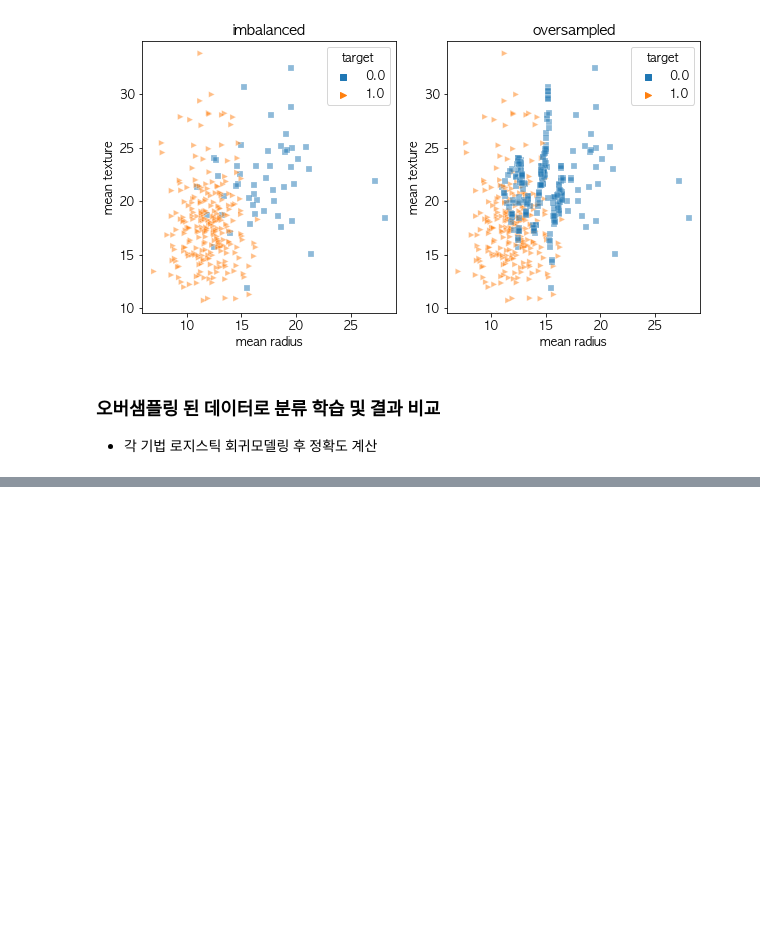
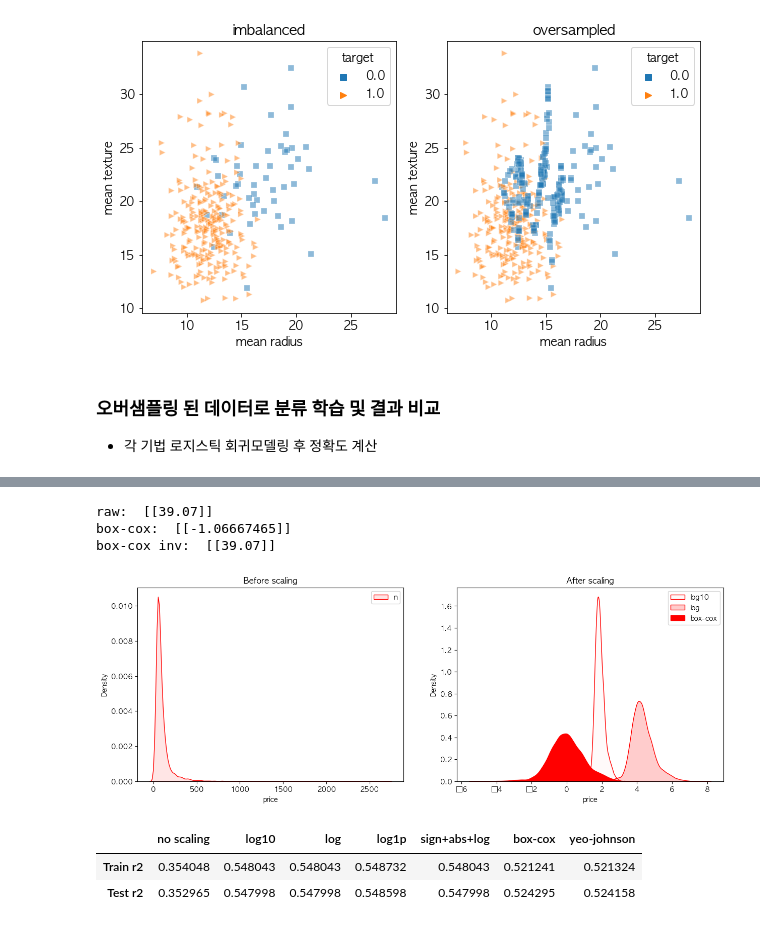
Before and after one commit to klee30810/ADP-study, a Jupyter notebook: stats/codebook/Chap 02. Preprocessing.ipynb, the cells around one changed output, grey strips where cells are left out. Drawn from its saved outputs; the diff is of its cells as text; code cells hidden in the pictures; blank space fills up the shorter version.

```diff
--- a/stats/codebook/Chap 02. Preprocessing.ipynb
+++ b/stats/codebook/Chap 02. Preprocessing.ipynb
@@ -9,6 +9,8 @@ warnings.filterwarnings('ignore')
 
 from scipy import stats
 import missingno as msno
+
+plt.rcParams['font.family'] = 'AppleGothic'
 # %% [markdown]
 # 2. 전처리
 ## 2-1. 결측치 처리
@@ -861,0 +864,5 @@ plt.show()
+# %%
+realestate = pd.read_csv('https://raw.githubusercontent.com/algoboni/pythoncodebook1-1/main/2-4_BHP.csv').dropna().reset_index(drop=True) # 결측치 삭제 후, 인덱스 리셋
+X = realestate[['bath', 'balcony']] # 수치형 변수 두개만 사용
+y = realestate[['price']]
+realestate.head(3)
@@ -861,0 +907,57 @@ plt.show()
+# %%
+from sklearn.preprocessing import PowerTransformer
+
+PTB = PowerTransformer(method='box-cox')
+PTY = PowerTransformer(method='yeo-johnson')
+y_ptb = pd.DataFrame(PTB.fit_transform(np.reshape([y], (-1,1))))
+y_pty = pd.DataFrame(PTY.fit_transform(np.reshape([y], (-1,1))))
+y_ptb_inv = pd.DataFrame(PTB.inverse_transform(y_ptb))
+
+print("raw: ", y.head(1).values)
+print("box-cox: ", y_ptb.head(1).values)
+print("box-cox inv: ", y_ptb_inv.head(1).values)
+# %% [output]
+raw:  [[39.07]]
+box-cox:  [[-1.06667465]]
+box-cox inv:  [[39.07]]
+# %%
+noscaling, log10, log, boxcox = y, np.log10(y), np.log(y), y_ptb
+boxcox = boxcox.rename(columns={0:'price'})
+data = [noscaling, log10, log, boxcox]
+data_title=['no scaling', 'log10', 'log', 'box-cox']
+alphas = [0.1, 0.02, 0.2, 1]
+fig, ax = plt.subplots(1, 2, figsize=(15,5))
+for i, df, a in zip(range(len(data)), data, alphas):
+    if i==0:
+        sns.kdeplot(df['price'], ax=ax[0], alpha=a, shade=True, color='red')
+        ax[0].legend(data_title[0])
+        ax[0].set_title('Before scaling')
+    else:
+        sns.kdeplot(df['price'], ax=ax[1], alpha=a, shade=True, color='red')
+        ax[1].legend(data_title[1:])
+        ax[1].set_title('After scaling')
+plt.show()
+# %% [output]
+[figure, added]
+# %%
+noscaling, log10, log, log1p, sblog, bc, yj = y, np.log10(y), np.log(y), np.log1p(y), np.sign(y)*np.log(np.abs(y)), y_ptb, y_pty
+data = [noscaling, log10, log, log1p, sblog, bc, yj]
+data_title = ['no scaling', 'log10', 'log', 'log1p', 'sign+abs+log', 'box-cox', 'yeo-johnson']
+
+from sklearn.model_selection import train_test_split
+from sklearn.linear_model import LinearRegression
+
+scores = pd.DataFrame(index=['Train r2', 'Test r2'], columns=data_title)
+for df, title in zip(data, data_title):
+    X_train, X_test, y_train, y_test = train_test_split(X, df, random_state=0)
+    lr = LinearRegression()
+    lr.fit(X_train, y_train)
+
+    scores.loc['Train r2', title] = lr.score(X_train, y_train)
+    scores.loc['Test r2', title] = lr.score(X_test, y_test)
+
+scores
+# %% [output]
+|  | no scaling | log10 | log | log1p | sign+abs+log | box-cox | yeo-johnson |
+| Train r2 | 0.354048 | 0.548043 | 0.548043 | 0.548732 | 0.548043 | 0.521241 | 0.521324 |
+| Test r2 | 0.352965 | 0.547998 | 0.547998 | 0.548598 | 0.547998 | 0.524295 | 0.524158 |
```
Also changed, not shown: parts of 66 cells of this notebook.
